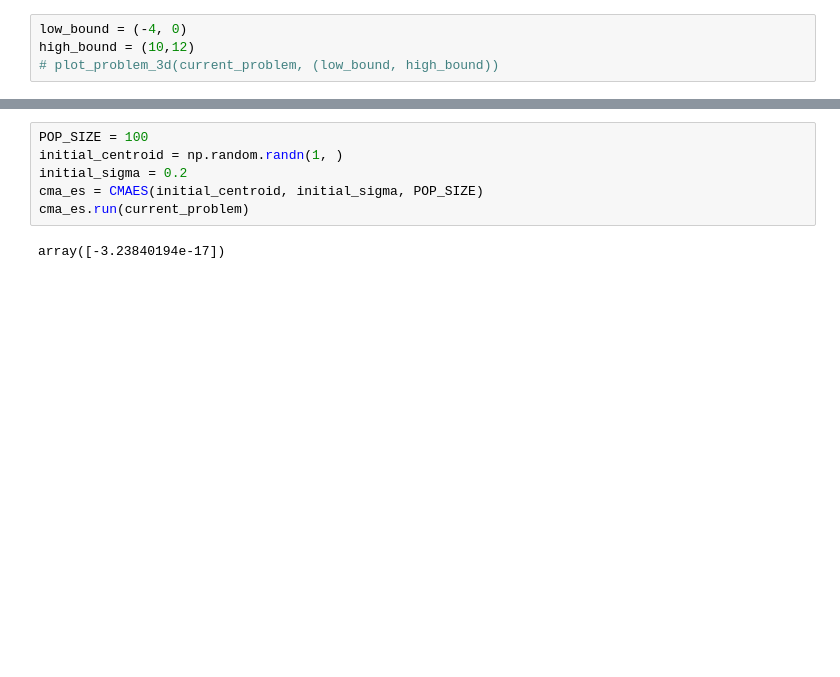
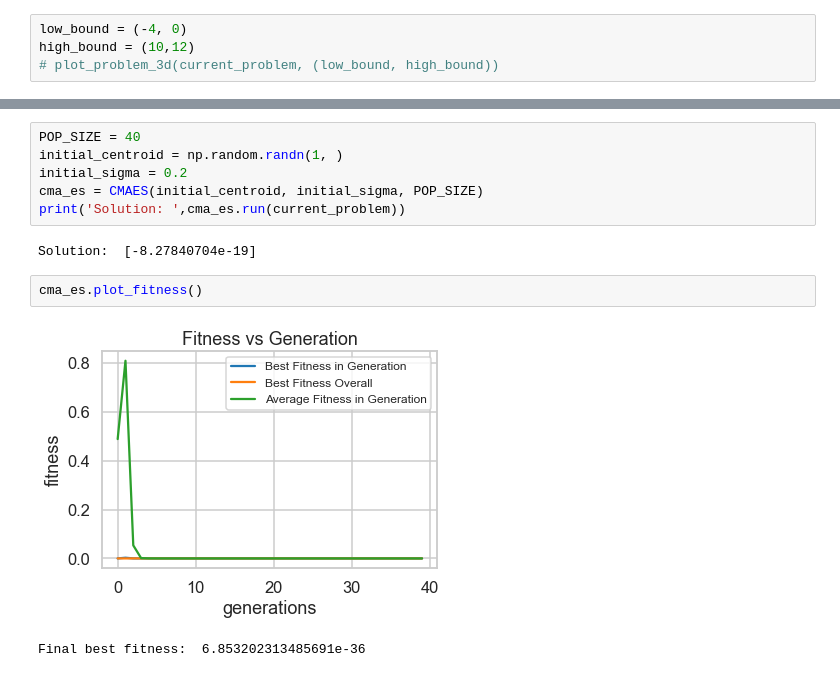
Before and after one commit to luketl2/ME-447-Project-1, a Jupyter notebook: code/Problem3/Problem3_CMA.ipynb, the cells around one changed output, grey strips where cells are left out. Saved outputs shown, nothing was run; the diff lists cells and outputs as text; blank space fills up the shorter version.

```diff
--- a/code/Problem3/Problem3_CMA.ipynb
+++ b/code/Problem3/Problem3_CMA.ipynb
@@ -189,10 +232,15 @@ class CMAES:
         self.stats_offspring_weights = []
         self.stats_ps = []
 # %%
-POP_SIZE = 100
+POP_SIZE = 40
 initial_centroid = np.random.randn(1, )
 initial_sigma = 0.2
 cma_es = CMAES(initial_centroid, initial_sigma, POP_SIZE)
-cma_es.run(current_problem)
+print('Solution: ',cma_es.run(current_problem))
 # %% [output]
-array([-3.23840194e-17])
+Solution:  [-8.27840704e-19]
+# %%
+cma_es.plot_fitness()
+# %% [output]
+[figure, added]
+Final best fitness:  6.853202313485691e-36
```
Also changed, not shown: parts of 2 cells of this notebook, 3 other files.
